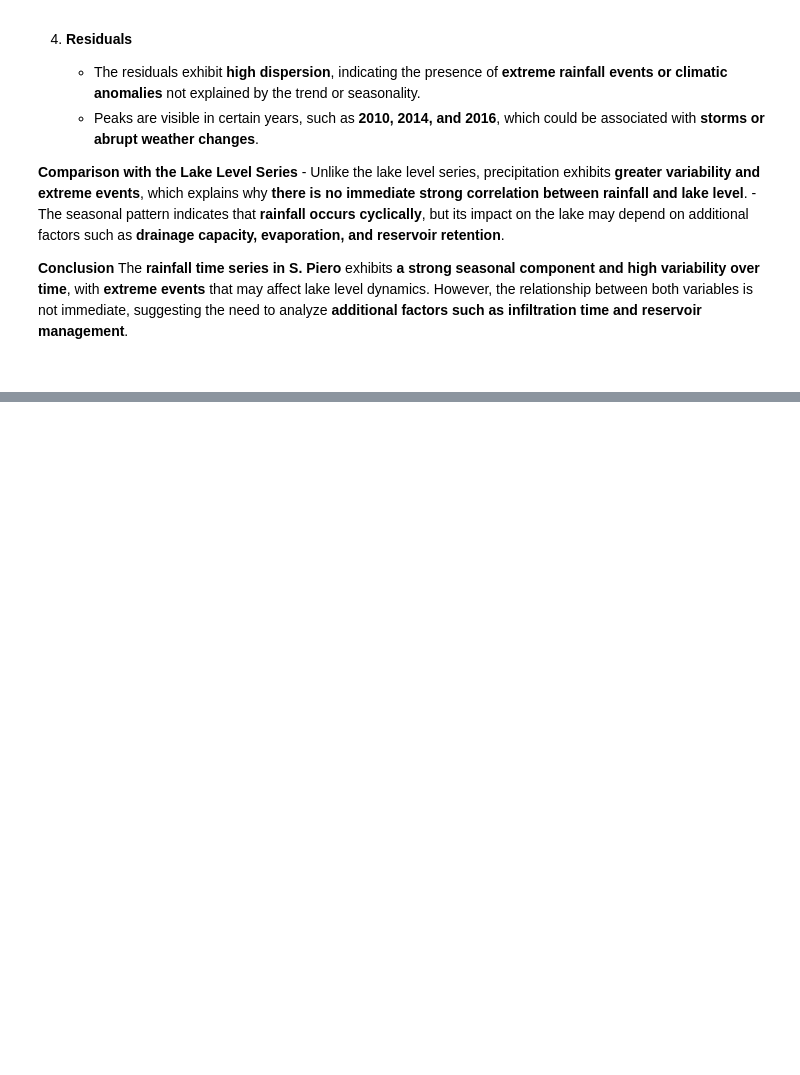
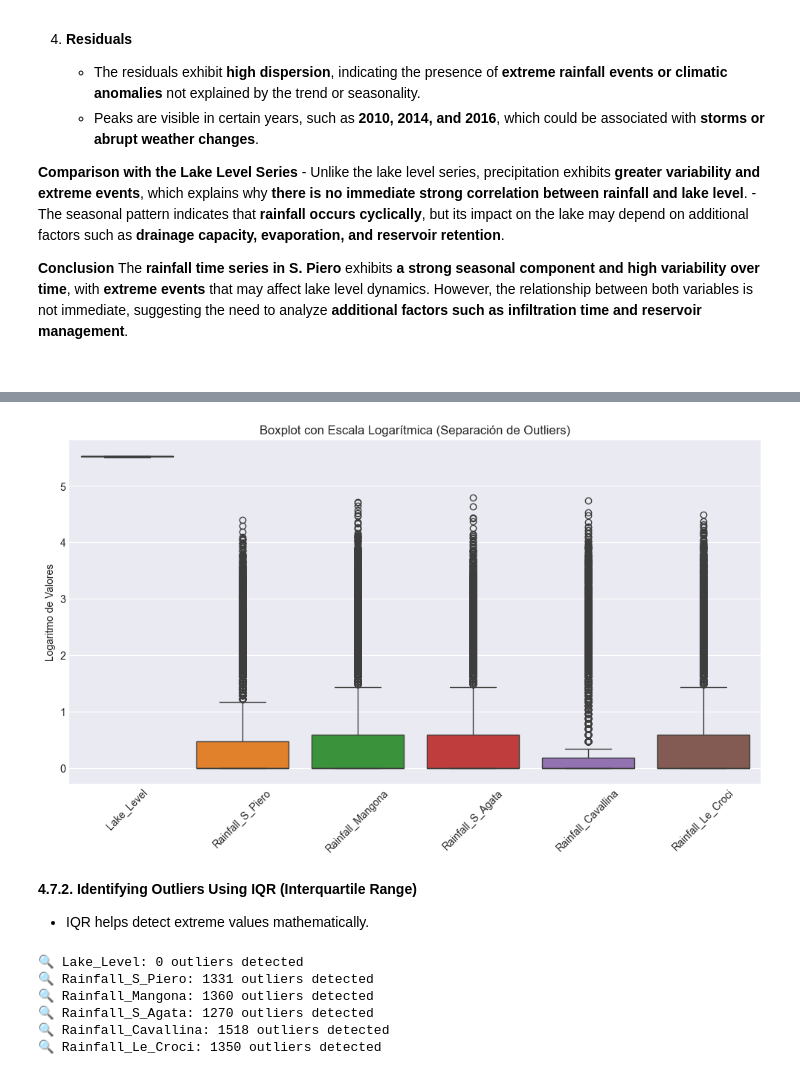
Before and after one commit to jenuzho/SMART-WATER-ANALYTICS-Times-Series, a Jupyter notebook: src/explore.ipynb, the cells around one changed output, grey strips where cells are left out. Saved outputs shown, nothing was run; the diff lists cells and outputs as text; code cells hidden in the pictures; blank space fills up the shorter version.

```diff
--- a/src/explore.ipynb
+++ b/src/explore.ipynb
@@ -964,0 +985,49 @@ The **rainfall time series in S. Piero** exhibits **a strong seasonal component
+# %%
+import seaborn as sns
+import matplotlib.pyplot as plt
+import numpy as np
+
+# Definir características a analizar
+features = ['Lake_Level', 'Rainfall_S_Piero', 'Rainfall_Mangona',
+            'Rainfall_S_Agata', 'Rainfall_Cavallina', 'Rainfall_Le_Croci']
+
+# Aplicar transformación logarítmica para visualizar mejor los outliers
+df_log = np.log1p(df[features])  # log1p(x) = log(1 + x) evita problemas con ceros
+
+# Crear el gráfico de boxplot con escala logarítmica
+plt.figure(figsize=(12, 6))
+sns.boxplot(data=df_log)
+plt.xticks(rotation=45)
+plt.title("Boxplot con Escala Logarítmica (Separación de Outliers)")
+plt.ylabel("Logaritmo de Valores")
+plt.show()
+# %% [output]
+[figure, added]
+# %% [markdown]
+**4.7.2. Identifying Outliers Using IQR (Interquartile Range)**
+- IQR helps detect extreme values mathematically.
+# %%
+import numpy as np
+
+# Function to detect outliers based on IQR
+def detect_outliers(df, column):
+    Q1 = df[column].quantile(0.25)  # First quartile (25%)
+    Q3 = df[column].quantile(0.75)  # Third quartile (75%)
+    IQR = Q3 - Q1  # Interquartile range
+    lower_bound = Q1 - 1.5 * IQR
+    upper_bound = Q3 + 1.5 * IQR
+
+    # Count and display outliers
+    outliers = df[(df[column] < lower_bound) | (df[column] > upper_bound)]
+    print(f"🔍 {column}: {len(outliers)} outliers detected")
+
+# Apply outlier detection to each feature
+for feature in features:
+    detect_outliers(df, feature)
+# %% [output]
+🔍 Lake_Level: 0 outliers detected
+🔍 Rainfall_S_Piero: 1331 outliers detected
+🔍 Rainfall_Mangona: 1360 outliers detected
+🔍 Rainfall_S_Agata: 1270 outliers detected
+🔍 Rainfall_Cavallina: 1518 outliers detected
+🔍 Rainfall_Le_Croci: 1350 outliers detected
```
Also changed, not shown: parts of 7 cells of this notebook.
